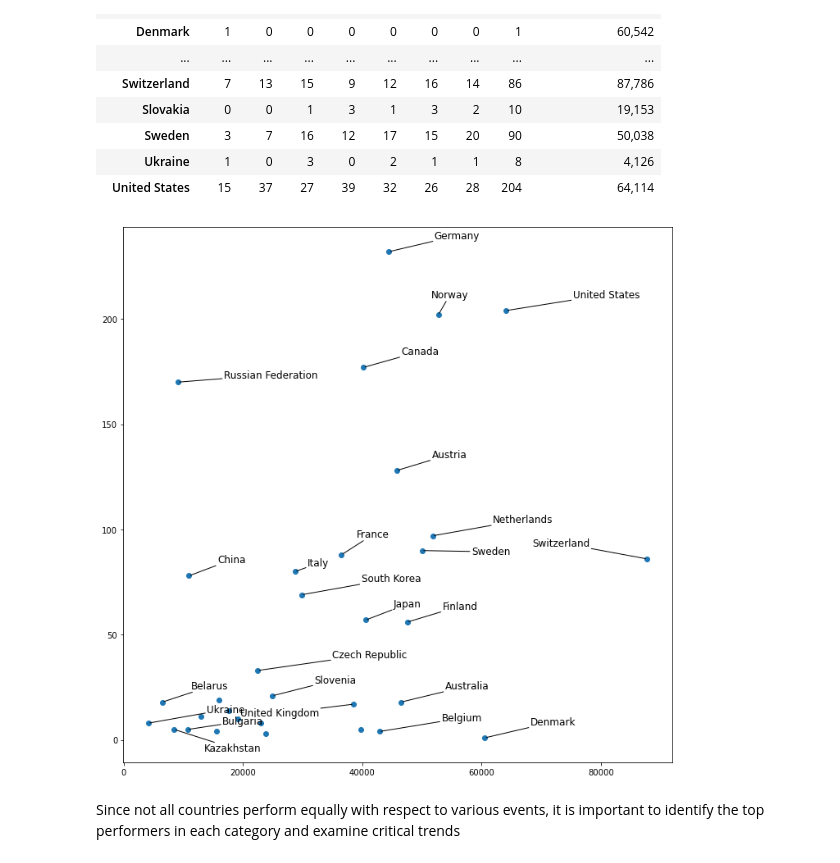
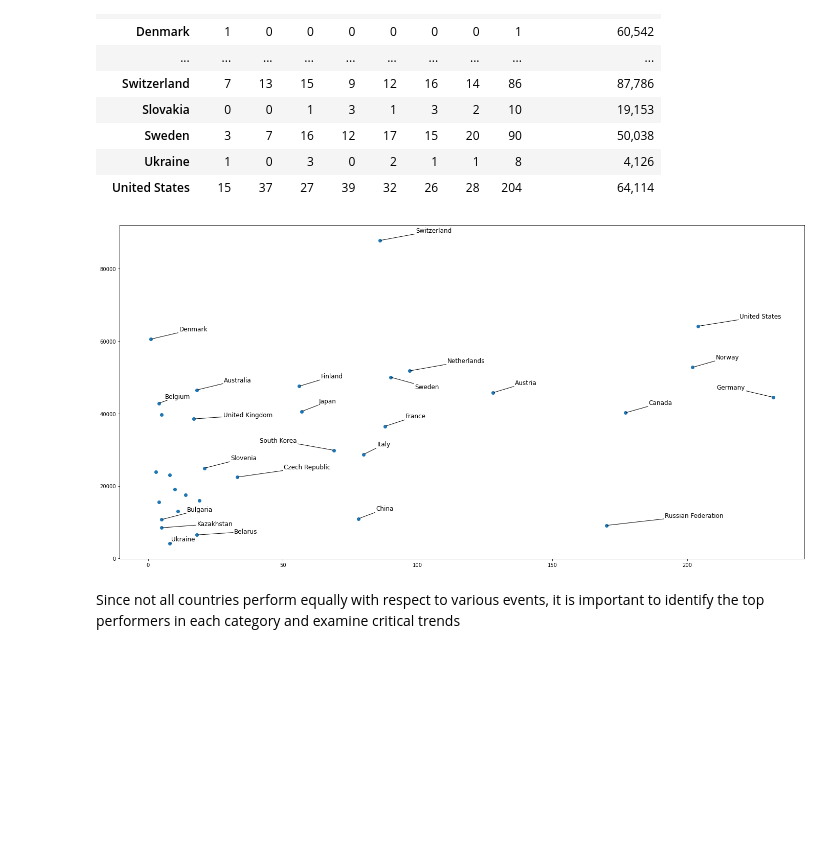
Before and after one commit to jchatterjee/nycdsa_python_project, a Jupyter notebook: JChatterjee Python Project.ipynb, the cells around one changed output. Drawn from its saved outputs; the diff is of its cells as text; code cells hidden in the pictures; blank space fills up the shorter version.

```diff
--- a/JChatterjee Python Project.ipynb
+++ b/JChatterjee Python Project.ipynb
@@ -1063,8 +1063,8 @@ medals_vs_income.style.format('{:,.0f}')
 inc = medals_vs_income['2022 GDP per Capita'].values
 med = medals_vs_income['Total'].values
 
-fig, ax = plt.subplots(figsize=(12, 12))
-ax.scatter(inc, med);
+fig, ax = plt.subplots(figsize=(24, 12))
+ax.scatter(med, inc);
 
 # Specify countries ----------------------------------------------
 # All the countries, in the order they appear in the dataset
@@ -1082,35 +1082,35 @@ COUNTRY_HIGHLIGHT = [
 # Add labels -----------------------------------------------------
 # Iterate through all the countries in COUNTRIES
 # `ax.text()` outputs are appended to the `TEXTS` list.
 # This list is passed to `adjust_text()` to adjust the position of
 # the legends and add connecting lines
 TEXTS = []
 for idx, country in enumerate(COUNTRIES):
     # Only append selected countries
     if country in COUNTRY_HIGHLIGHT:
-        x, y = inc[idx], med[idx]
+        x, y = med[idx], inc[idx]
         TEXTS.append(ax.text(x, y, country, fontsize=12));
 
 # Adjust text position and add lines -----------------------------
 # 'expand_points' is a tuple with two multipliers by which to expand
 # the bounding box of texts when repelling them from points
 
 # 'arrowprops' indicates all the properties we want for the arrows
 # arrowstyle="-" means the arrow does not have a head (it's just a line!)
 adjust_text(
     TEXTS,
     expand_points=(3, 3),
     arrowprops=dict(arrowstyle="-", lw=1),
     ax=ax
 );
 
 # Save it! -------------------------------------------------------
 # Optional:
 # ax.set_facecolor("white") # set axis background color to white
 # fig.set_facecolor("white") # set figure background color to white
 fig.savefig("medals_per_gdp_capita.png", dpi=300, bbox_inches = 'tight')
 # %% [output]
-[figure, old version]
+[figure, new version]
 # %% [markdown]
 Since not all countries perform equally with respect to various events, it is important to identify the top performers in each category and examine critical trends
 # %% [markdown]
```
